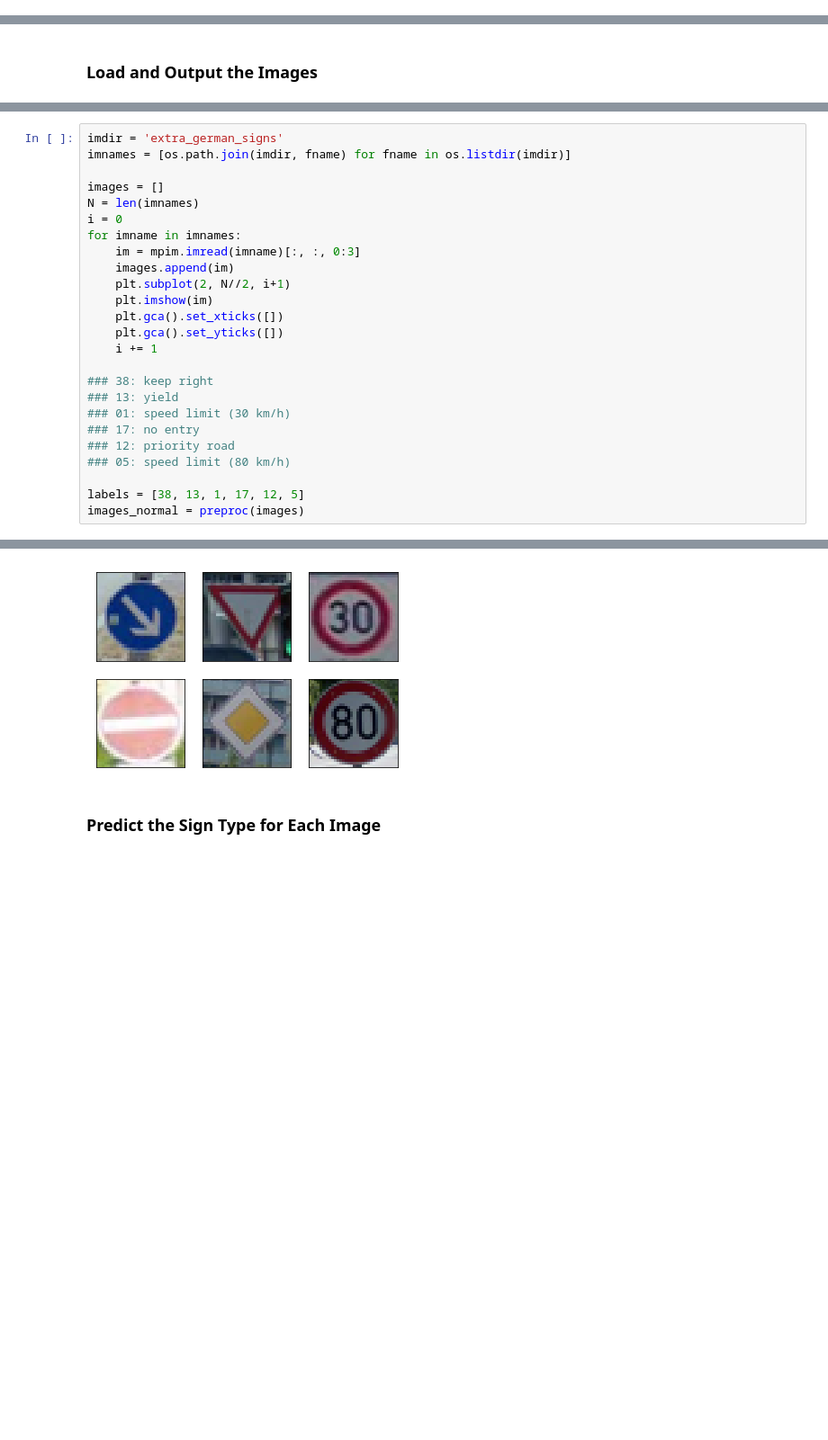
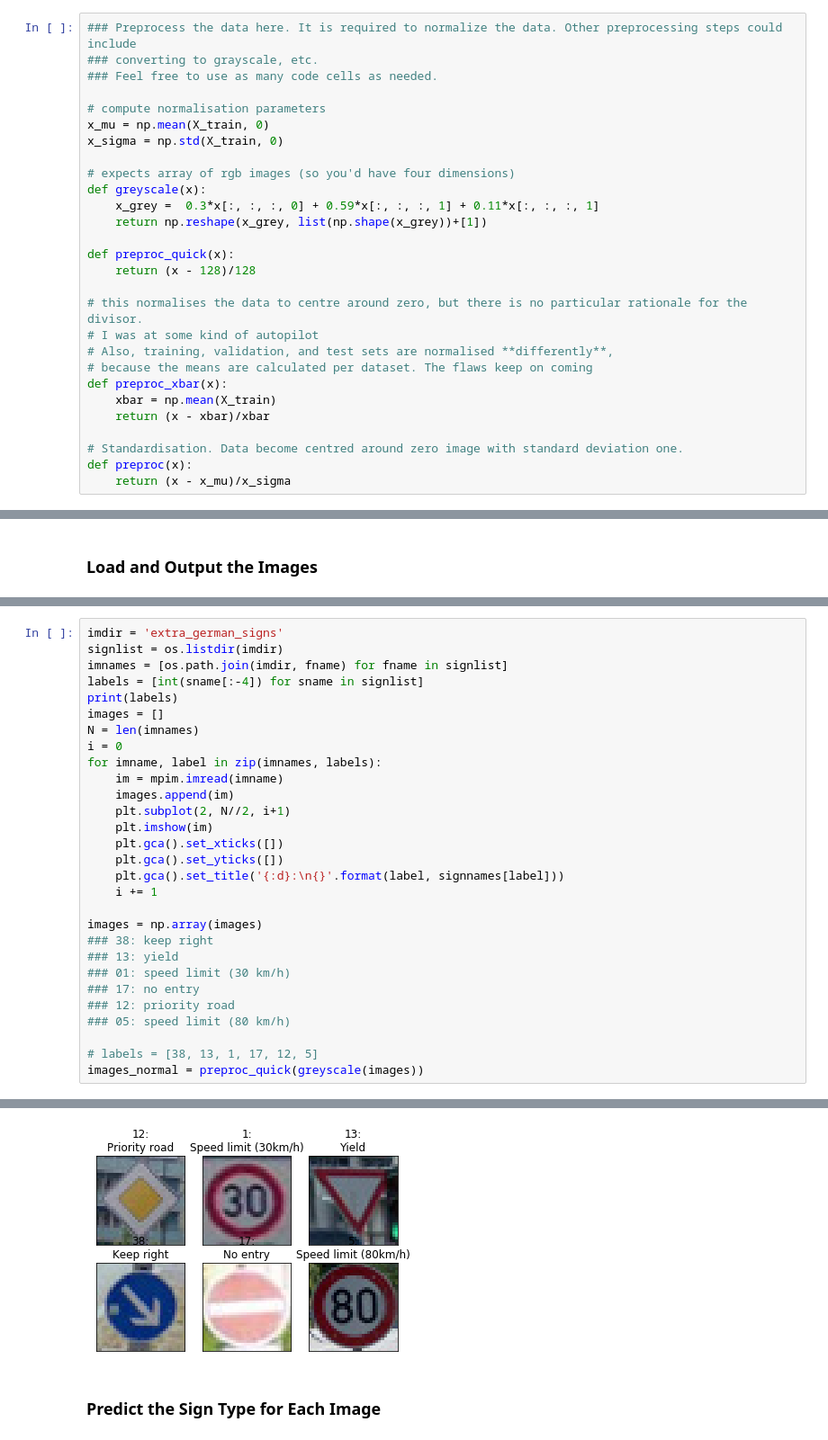
Before and after one commit to ryanotron/udsdc_p3_traffic_sign_classifier, a Jupyter notebook: Traffic_Sign_Classifier.ipynb, the cells around one changed output, grey strips where cells are left out. Shown: that part at 90% size. Cells and saved outputs as stored; diff of their text form; blank space fills up the shorter version.

```diff
--- a/Traffic_Sign_Classifier.ipynb
+++ b/Traffic_Sign_Classifier.ipynb
@@ -244,0 +232,28 @@ X_test_normal = preproc(X_test)
+# %%
+### Preprocess the data here. It is required to normalize the data. Other preprocessing steps could include
+### converting to grayscale, etc.
+### Feel free to use as many code cells as needed.
+
+# compute normalisation parameters
+x_mu = np.mean(X_train, 0)
+x_sigma = np.std(X_train, 0)
+
+# expects array of rgb images (so you'd have four dimensions)
+def greyscale(x):
+    x_grey =  0.3*x[:, :, :, 0] + 0.59*x[:, :, :, 1] + 0.11*x[:, :, :, 1]
+    return np.reshape(x_grey, list(np.shape(x_grey))+[1])
+
+def preproc_quick(x):
+    return (x - 128)/128
+
+# this normalises the data to centre around zero, but there is no particular rationale for the divisor.
+# I was at some kind of autopilot
+# Also, training, validation, and test sets are normalised **differently**,
+# because the means are calculated per dataset. The flaws keep on coming
+def preproc_xbar(x):
+    xbar = np.mean(X_train)
+    return (x - xbar)/xbar
+
+# Standardisation. Data become centred around zero image with standard deviation one.
+def preproc(x):
+    return (x - x_mu)/x_sigma
@@ -558,19 +710,23 @@ import matplotlib.image as mpim
 # %%
 imdir = 'extra_german_signs'
-imnames = [os.path.join(imdir, fname) for fname in os.listdir(imdir)]
-
+signlist = os.listdir(imdir)
+imnames = [os.path.join(imdir, fname) for fname in signlist]
+labels = [int(sname[:-4]) for sname in signlist]
+print(labels)
 images = []
 N = len(imnames)
 i = 0
-for imname in imnames:
-    im = mpim.imread(imname)[:, :, 0:3]
+for imname, label in zip(imnames, labels):
+    im = mpim.imread(imname)
     images.append(im)
     plt.subplot(2, N//2, i+1)
     plt.imshow(im)
     plt.gca().set_xticks([])
     plt.gca().set_yticks([])
+    plt.gca().set_title('{:d}:\n{}'.format(label, signnames[label]))
     i += 1
 
+images = np.array(images)
 ### 38: keep right
 ### 13: yield
 ### 01: speed limit (30 km/h)
@@ -578,6 +734,6 @@ for imname in imnames:
 ### 12: priority road
 ### 05: speed limit (80 km/h)
 
-labels = [38, 13, 1, 17, 12, 5]
-images_normal = preproc(images)
+# labels = [38, 13, 1, 17, 12, 5]
+images_normal = preproc_quick(greyscale(images))
 # %% [output]
@@ -584,4 +741,4 @@ images_normal = preproc(images)
-[figure, old version]
+[figure, new version]
 # %% [markdown]
 ### Predict the Sign Type for Each Image
 # %%
```
Also changed, not shown: parts of 22 cells of this notebook, 12 other files.
